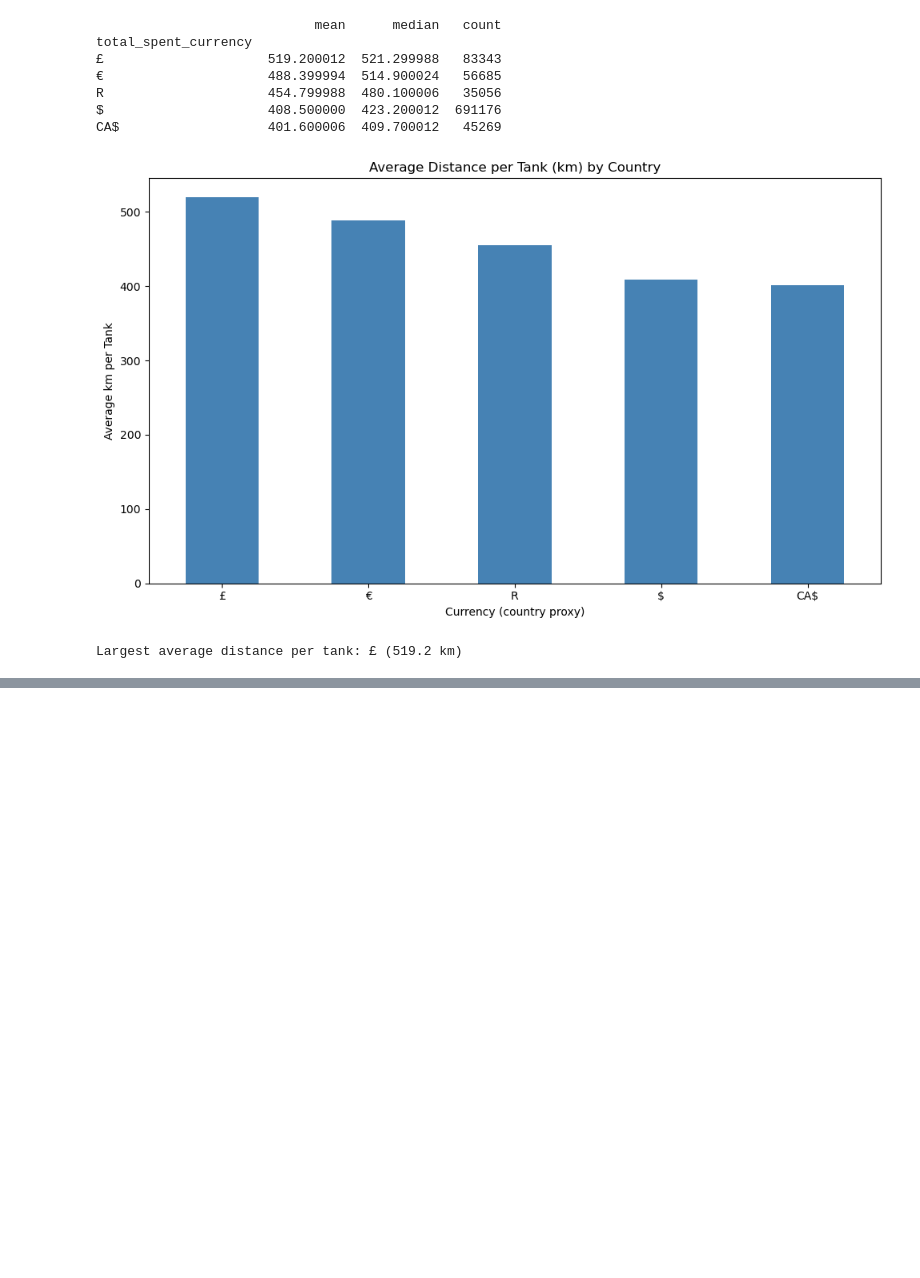
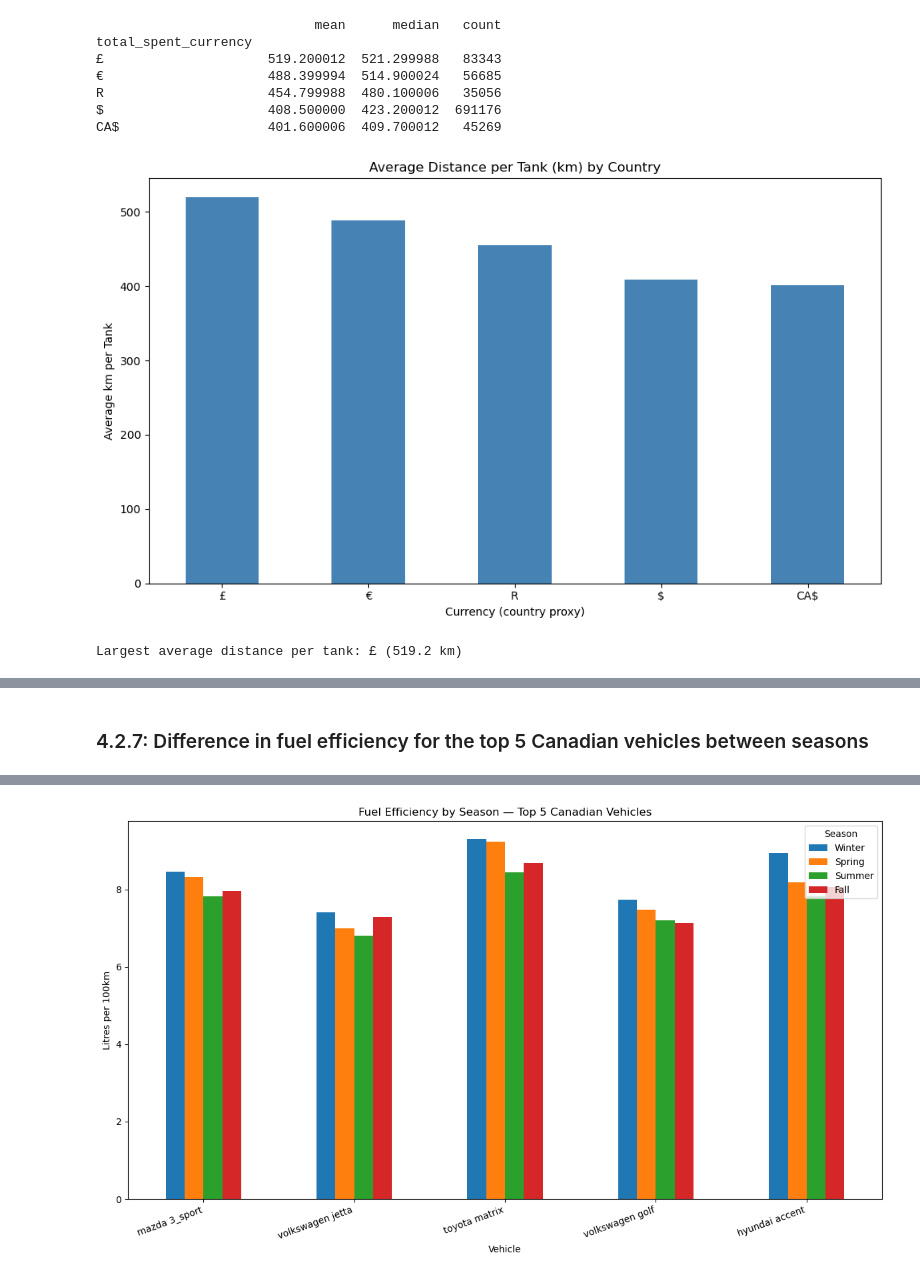
Before and after one commit to SufyaanMahomed/IDVE-Assignment, a Jupyter notebook: ass.ipynb, the cells around one changed output, grey strips where cells are left out. Cells and saved outputs as stored; diff of their text form; code cells hidden in the pictures; blank space fills up the shorter version.

```diff
--- a/ass.ipynb
+++ b/ass.ipynb
@@ -1051,0 +1241,74 @@ Largest average distance per tank: £ (519.2 km)
+# %% [markdown]
+### 4.2.7: Difference in fuel efficiency for the top 5 Canadian vehicles between seasons
+# %%
+# ---- Filter to Canadian users (currency = CA$) ----
+ca_df = df_clean[df_clean['total_spent_currency'] == 'CA$'].copy()
+ca_df['make_model'] = ca_df['car_make'].astype(str) + ' ' + ca_df['car_model'].astype(str)
+
+print(f"Rows for Canada (CA$) users: {len(ca_df):,}")
+
+# ---- Top 5 most popular Canadian vehicles by number of fill-up entries ----
+top5_ca = ca_df['make_model'].value_counts().head(5)
+print("\nTop 5 most popular vehicles in Canada:")
+print(top5_ca)
+
+top5_list = top5_ca.index.tolist()
+top5_df = ca_df[ca_df['make_model'].isin(top5_list)].copy()
+
+# ---- Apply the same plausibility filter as before ----
+MIN_PLAUSIBLE = 3.0
+MAX_PLAUSIBLE = 20.0
+plausible = (
+    top5_df['litres_per_100km'].notna()
+    & (top5_df['litres_per_100km'] >= MIN_PLAUSIBLE)
+    & (top5_df['litres_per_100km'] <= MAX_PLAUSIBLE)
+)
+top5_df = top5_df[plausible].copy()
+
+# ---- Assign season based on date_fueled month (Northern Hemisphere, since Canada) ----
+def get_season(month):
+    if month in [12, 1, 2]:
+        return 'Winter'
+    elif month in [3, 4, 5]:
+        return 'Spring'
+    elif month in [6, 7, 8]:
+        return 'Summer'
+    else:
+        return 'Fall'
+
+top5_df['season'] = top5_df['date_fueled'].dt.month.apply(get_season)
+
+# ---- Compute average efficiency per vehicle, per season ----
+season_order = ['Winter', 'Spring', 'Summer', 'Fall']
+
+seasonal_efficiency = (
+    top5_df.groupby(['make_model', 'season'], observed=True)['litres_per_100km']
+    .agg(['mean', 'count'])
+    .reset_index()
+)
+
+# Pivot for easy plotting: rows = vehicle, columns = season
+pivot_mean = seasonal_efficiency.pivot(index='make_model', columns='season', values='mean')
+pivot_mean = pivot_mean[season_order]  # enforce logical season order
+pivot_mean = pivot_mean.loc[top5_list]  # keep popularity order
+
+pivot_count = seasonal_efficiency.pivot(index='make_model', columns='season', values='count')
+pivot_count = pivot_count[season_order].loc[top5_list]
+
+print("\nAverage L/100km by vehicle and season:")
+print(pivot_mean.round(2))
+
+print("\nSample counts by vehicle and season:")
+print(pivot_count)
+
+# ---- Plot: grouped bar chart, vehicle x season ----
+fig, ax = plt.subplots(figsize=(12, 7))
+pivot_mean.plot(kind='bar', ax=ax)
+ax.set_title('Fuel Efficiency by Season — Top 5 Canadian Vehicles')
+ax.set_xlabel('Vehicle')
+ax.set_ylabel('Litres per 100km')
+ax.legend(title='Season')
+plt.xticks(rotation=20, ha='right')
+plt.tight_layout()
+plt.show()
+# %% [output]
@@ -1051,0 +1332 @@ Largest average distance per tank: £ (519.2 km)
+[figure, added]
```
Also changed, not shown: parts of 12 cells of this notebook.
